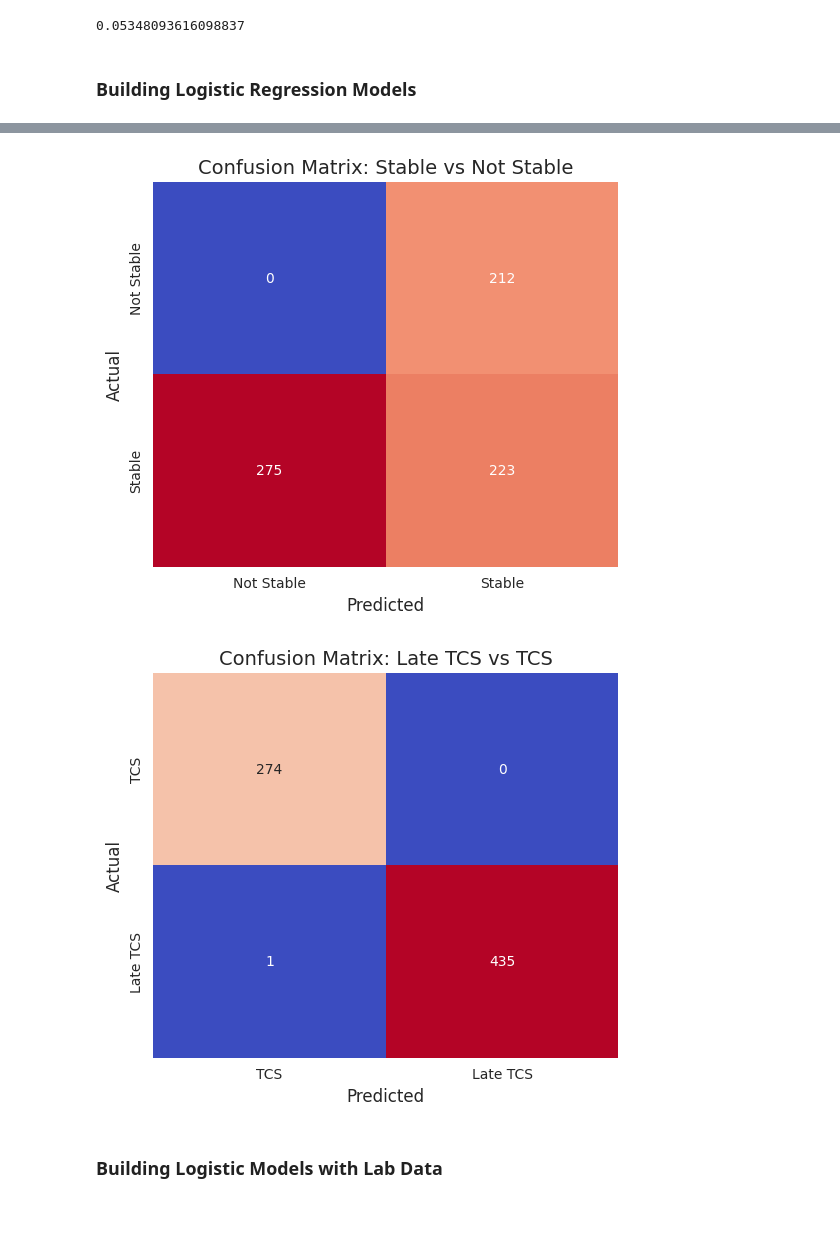
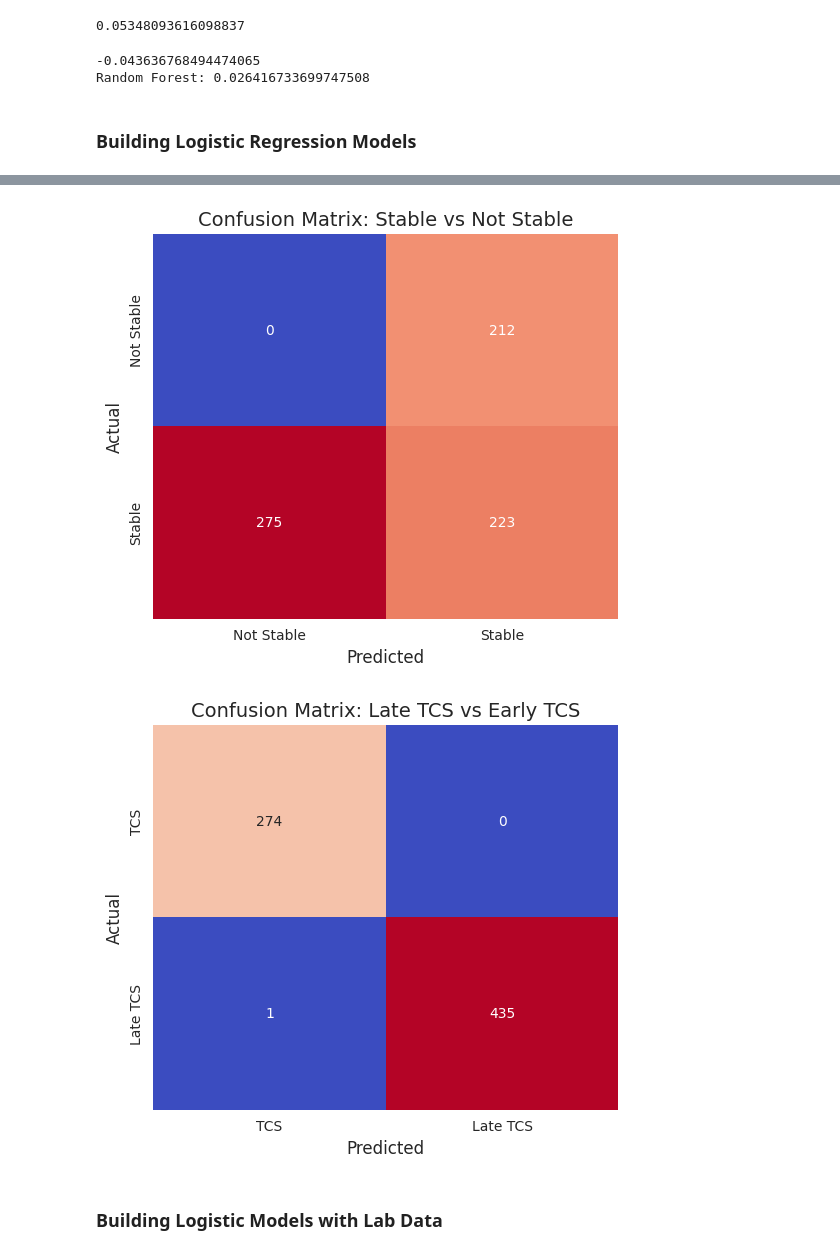
Before and after one commit to Kadin20031/TeamData_Mini_Project_DS450, a Jupyter notebook: CAPO and Time to Clinical Stability/TCS_Models.ipynb, the cells around one changed output, grey strips where cells are left out. Cells and saved outputs as stored; diff of their text form; code cells hidden in the pictures; blank space fills up the shorter version.

```diff
--- a/CAPO and Time to Clinical Stability/TCS_Models.ipynb
+++ b/CAPO and Time to Clinical Stability/TCS_Models.ipynb
@@ -147,6 +162,49 @@ print(r2)
 # with an R^2 value of 0.053, this model is incredible inaccurate and is not useful for predictions
 # %% [output]
 0.05348093616098837
+# %%
+# Create SVR
+
+from sklearn.svm import SVR
+
+svr = SVR()
+
+preprocessor = Pipeline(steps=[
+    ('imputer', SimpleImputer(strategy='mean')),
+    ('scaler', StandardScaler()),
+    ('regressor', svr)
+])
+
+preprocessor.fit(X_train, y_train)
+
+y_pred = preprocessor.predict(X_test)
+
+r2 = r2_score(y_test, y_pred)
+
+print(r2)
+
+# Create Random Forrest
+
+from sklearn.ensemble import RandomForestRegressor
+
+rf = RandomForestRegressor()
+
+preprocessor = Pipeline(steps=[
+    ('imputer', SimpleImputer(strategy='mean')),
+    ('scaler', StandardScaler()),
+    ('regressor', rf)
+])
+
+preprocessor.fit(X_train, y_train)
+
+y_pred = preprocessor.predict(X_test)
+
+r2 = r2_score(y_test, y_pred)
+
+print("Random Forest: " +str(r2))
+# %% [output]
+-0.043636768494474065
+Random Forest: 0.026416733699747508
 # %% [markdown]
 ### Building Logistic Regression Models
 # %%
@@ -177,6 +235,17 @@ y_late = log_df['Late_TCS']
 X_train_stable, X_test_stable, y_train_stable, y_test_stable = train_test_split(x_stable, y_stable, test_size=0.2, random_state=42)
 # Late_TCS
 X_train_Late, X_test_Late, y_train_Late, y_test_Late = train_test_split(x_late, y_late, test_size=0.2, random_state=42)
+
+# apply smote
+from sklearn.datasets import make_classification
+from imblearn.over_sampling import SMOTE
+
+print('Before Smote' + str(y_train_stable.value_counts()))
+
+smote = SMOTE(random_state=42)
+X_train_stable, y_train_stable = smote.fit_resample(X_train_stable, y_train_stable)
+
+print('After Smote' + str(y_train_stable.value_counts()))
 
 # creating logistic regression model
 
@@ -238,5 +307,5 @@ labels_late = ["TCS", "Late TCS"]
 
 # Plot confusion matrices with improved visuals
 plot_confusion_matrix(y_test_stable, y_pred_stable, "Confusion Matrix: Stable vs Not Stable", labels_stable)
-plot_confusion_matrix(y_test_Late, y_pred_late, "Confusion Matrix: Late TCS vs TCS", labels_late)
+plot_confusion_matrix(y_test_Late, y_pred_late, "Confusion Matrix: Late TCS vs Early TCS", labels_late)
 # %% [output]
@@ -259,9 +325,9 @@ TCS early or late Classification Report:
 
     accuracy                           1.00       710
    macro avg       1.00      1.00      1.00       710
 weighted avg       1.00      1.00      1.00       710
 [figure]
-[figure, old version]
+[figure, new version]
 # %% [markdown]
 ### Building Logistic Models with Lab Data
 # %%
```
Also changed, not shown: parts of 3 cells of this notebook.
